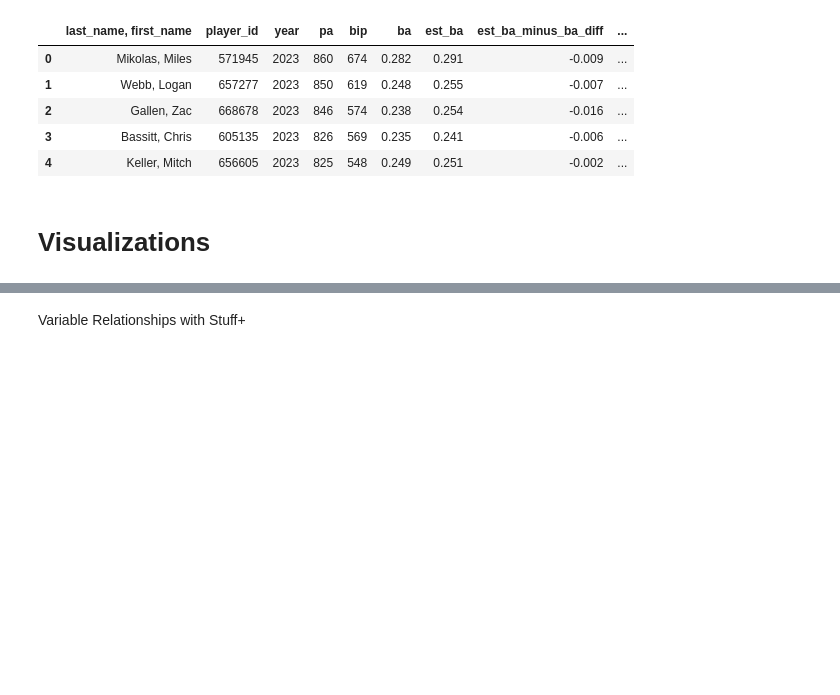
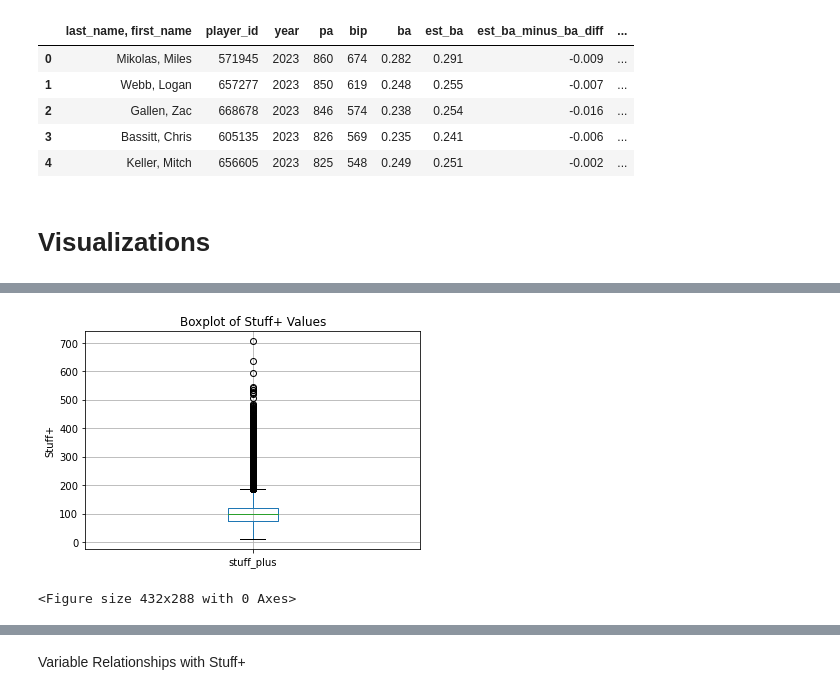
Before and after one commit to genocous/si_339_final_project, a Jupyter notebook: Python Code/stuff_plus.ipynb, the cells around one changed output, grey strips where cells are left out. Cells and saved outputs as stored; diff of their text form; code cells hidden in the pictures; blank space fills up the shorter version.

```diff
--- a/Python Code/stuff_plus.ipynb
+++ b/Python Code/stuff_plus.ipynb
@@ -697,3 +703,16 @@ df_sorted['stuff_plus'].plot(kind='line')
+# %%
+df_sorted.boxplot(column='stuff_plus')
+
+plt.ylabel('Stuff+')
+plt.title('Boxplot of Stuff+ Values')
+
+plt.show()
+
+# Save the figure as an image
+plt.savefig('boxplot.png', bbox_inches='tight', facecolor='white')
+# %% [output]
+[figure, added]
+<Figure size 432x288 with 0 Axes>
 # %%
 # Does the average Stuff+ decrease as the season progresses
 march_april = df_sorted[(df_sorted['date'] >= '2023-03-30') & (df_sorted['date'] <= '2023-04-30')]
```
Also changed, not shown: parts of 21 cells of this notebook, 12 other files.
